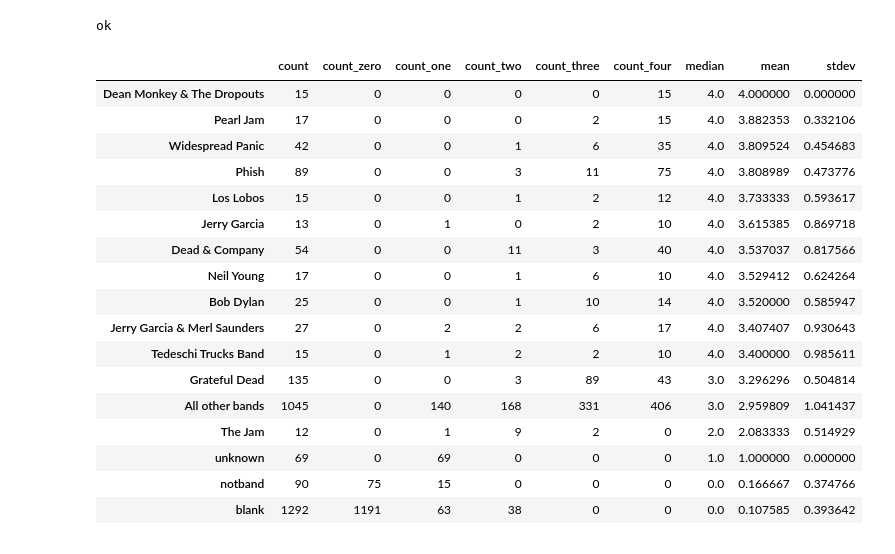
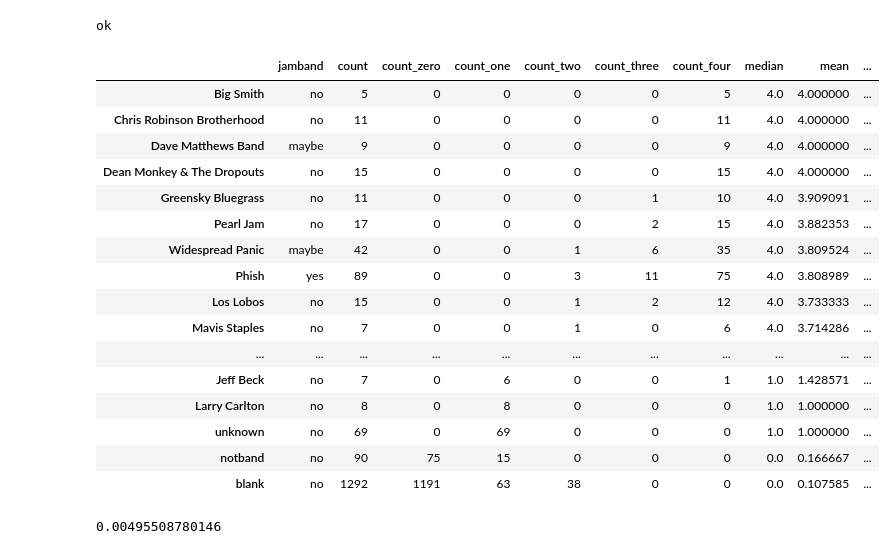
Before and after one commit to raddick/musical-folksonomy, a Jupyter notebook: folksonomy.ipynb, the cells around one changed output. Cells and saved outputs as stored; diff of their text form; code cells hidden in the pictures.

Commit message:
Adding t-test on score with groups by jamband

```diff
--- a/folksonomy.ipynb
+++ b/folksonomy.ipynb
@@ -628,10 +628,33 @@ music_df = music_df_bk
 
 music_df['band'] = music_df['band'].fillna('blank')
 
-small_sample_cutoff_value = 12
+small_sample_cutoff_value = 5
 
 stats_allbands_df = pandas.DataFrame(data=music_df['band'].drop_duplicates().sort_values().values, columns=['band'])
 stats_allbands_df = stats_allbands_df.set_index('band')
+
+stats_allbands_df['jamband'] = 'no'
+jambandlist = ['Grateful Dead', 'The Other Ones', 'The Dead']
+jambandlist += ['Phil Lesh & Friends', 'Ratdog', 'Jerry Garcia Band']
+jambandlist += ['Jerry Garcia', 'Bruce Hornsby', 'Phish', 'Trey Anastasio Band']
+jambandlist += ['Oysterhead']
+jambandlist += ['Georgia Avenue & Ratdog', 'Dead & Company']
+jambandlist += ['Trey Anastasio (Band)']
+
+jambandmaybelist = ['The Big Wu', 'Blues Traveler', 'Built to Spill']
+jambandmaybelist += ['Dark Star Orchestra', 'Dave Matthews Band', 'Dave Matthews']
+jambandmaybelist += ['Dave Matthews & Tim Reynolds', 'Drive-By Truckers']
+jambandmaybelist += ['Gov\'t Mule', 'Guster', 'Hot Tuna']
+jambandmaybelist += ['Les Claypool\'s Fearless Flying Frog Brigade']
+jambandmaybelist += ['Col. Claypool\'s Bucket of Bernie Brains']
+jambandmaybelist += ['Medeski Martin & Wood', 'moe', 'String Cheese Incident']
+jambandmaybelist += ['Umphrey\'s McGee', 'Ween', 'Widespread Panic']
+jambandmaybelist += ['Yonder Mountain String Band']
+jambandmaybelist += ['Dave Matthews (solo)', 'Tim Reynolds']
+
+stats_allbands_df.loc[stats_allbands_df.index.isin(jambandlist), 'jamband'] = 'yes'
+stats_allbands_df.loc[stats_allbands_df.index.isin(jambandmaybelist), 'jamband'] = 'maybe'
+
 stats_allbands_df['count'] = 0
 stats_allbands_df['count_zero'] = 0
 stats_allbands_df['count_one'] = 0
@@ -643,49 +666,63 @@ stats_allbands_df['mean'] = 0
 stats_allbands_df['stdev'] = 0
 
 for thisband, thisrow in stats_allbands_df.iterrows():
     stats_allbands_df.loc[thisband, 'count'] = music_df['score'][music_df['band'] == thisband].count()
     stats_allbands_df.loc[thisband, 'count_zero'] = music_df['score'][(music_df['band'] == thisband) & (music_df['score'] == 0)].count()
     stats_allbands_df.loc[thisband, 'count_one'] = music_df['score'][(music_df['band'] == thisband) & (music_df['score'] == 1)].count()
     stats_allbands_df.loc[thisband, 'count_two'] = music_df['score'][(music_df['band'] == thisband) & (music_df['score'] == 2)].count()
     stats_allbands_df.loc[thisband, 'count_three'] = music_df['score'][(music_df['band'] == thisband) & (music_df['score'] == 3)].count()
     stats_allbands_df.loc[thisband, 'count_four'] = music_df['score'][(music_df['band'] == thisband) & (music_df['score'] == 4)].count()
     stats_allbands_df.loc[thisband, 'median'] = music_df['score'][music_df['band'] == thisband].median()
     stats_allbands_df.loc[thisband, 'mean'] = music_df['score'][music_df['band'] == thisband].mean()
     stats_allbands_df.loc[thisband, 'stdev'] = music_df['score'][music_df['band'] == thisband].std()
 
 #music_df['score'][(music_df['band'] == 'Grateful Dead')].count()
 stats_df = stats_allbands_df[stats_allbands_df['count'] >= small_sample_cutoff_value]
 
 misc_bands = stats_allbands_df[stats_allbands_df['count'] < small_sample_cutoff_value].index.values.tolist()
 misc_count = music_df['score'][music_df['band'].isin(misc_bands)].count()
 misc_count_zero = music_df['score'][(music_df['band'].isin(misc_bands)) & (music_df['score'] == 0)].count()
 misc_count_one = music_df['score'][(music_df['band'].isin(misc_bands)) & (music_df['score'] == 1)].count()
 misc_count_two = music_df['score'][(music_df['band'].isin(misc_bands)) & (music_df['score'] == 2)].count()
 misc_count_three = music_df['score'][(music_df['band'].isin(misc_bands)) & (music_df['score'] == 3)].count()
 misc_count_four = music_df['score'][(music_df['band'].isin(misc_bands)) & (music_df['score'] == 4)].count()
 misc_median = music_df['score'][music_df['band'].isin(misc_bands)].median()
 misc_mean = music_df['score'][music_df['band'].isin(misc_bands)].mean()
 misc_stdev = music_df['score'][music_df['band'].isin(misc_bands)].std()
-allotherbands_df = pandas.DataFrame(data = [[misc_count, misc_count_zero, misc_count_one, misc_count_two, misc_count_three, misc_count_four, misc_median, misc_mean, misc_stdev]], columns=stats_df.columns, index=['All other bands'])
+allotherbands_df = pandas.DataFrame(data = [['no', misc_count, misc_count_zero, misc_count_one, misc_count_two, misc_count_three, misc_count_four, misc_median, misc_mean, misc_stdev]], columns=stats_df.columns, index=['All other bands'])
 stats_df = stats_df.append(allotherbands_df)
 
 stats_df.sort_values('mean', ascending=False)
 # %% [output]
-|  | count | count_zero | count_one | count_two | count_three | count_four | median | mean | stdev |
-| Dean Monkey & The Dropouts | 15 | 0 | 0 | 0 | 0 | 15 | 4.0 | 4.000000 | 0.000000 |
-| Pearl Jam | 17 | 0 | 0 | 0 | 2 | 15 | 4.0 | 3.882353 | 0.332106 |
-| Widespread Panic | 42 | 0 | 0 | 1 | 6 | 35 | 4.0 | 3.809524 | 0.454683 |
-| Phish | 89 | 0 | 0 | 3 | 11 | 75 | 4.0 | 3.808989 | 0.473776 |
-| Los Lobos | 15 | 0 | 0 | 1 | 2 | 12 | 4.0 | 3.733333 | 0.593617 |
-| Jerry Garcia | 13 | 0 | 1 | 0 | 2 | 10 | 4.0 | 3.615385 | 0.869718 |
-| Dead & Company | 54 | 0 | 0 | 11 | 3 | 40 | 4.0 | 3.537037 | 0.817566 |
-| Neil Young | 17 | 0 | 0 | 1 | 6 | 10 | 4.0 | 3.529412 | 0.624264 |
-| Bob Dylan | 25 | 0 | 0 | 1 | 10 | 14 | 4.0 | 3.520000 | 0.585947 |
-| Jerry Garcia & Merl Saunders | 27 | 0 | 2 | 2 | 6 | 17 | 4.0 | 3.407407 | 0.930643 |
-| Tedeschi Trucks Band | 15 | 0 | 1 | 2 | 2 | 10 | 4.0 | 3.400000 | 0.985611 |
-| Grateful Dead | 135 | 0 | 0 | 3 | 89 | 43 | 3.0 | 3.296296 | 0.504814 |
-| All other bands | 1045 | 0 | 140 | 168 | 331 | 406 | 3.0 | 2.959809 | 1.041437 |
-| The Jam | 12 | 0 | 1 | 9 | 2 | 0 | 2.0 | 2.083333 | 0.514929 |
-| unknown | 69 | 0 | 69 | 0 | 0 | 0 | 1.0 | 1.000000 | 0.000000 |
-| notband | 90 | 75 | 15 | 0 | 0 | 0 | 0.0 | 0.166667 | 0.374766 |
-| blank | 1292 | 1191 | 63 | 38 | 0 | 0 | 0.0 | 0.107585 | 0.393642 |
+|  | jamband | count | count_zero | count_one | count_two | count_three | count_four | median | mean | ... |
+| Big Smith | no | 5 | 0 | 0 | 0 | 0 | 5 | 4.0 | 4.000000 | ... |
+| Chris Robinson Brotherhood | no | 11 | 0 | 0 | 0 | 0 | 11 | 4.0 | 4.000000 | ... |
+| Dave Matthews Band | maybe | 9 | 0 | 0 | 0 | 0 | 9 | 4.0 | 4.000000 | ... |
+| Dean Monkey & The Dropouts | no | 15 | 0 | 0 | 0 | 0 | 15 | 4.0 | 4.000000 | ... |
+| Greensky Bluegrass | no | 11 | 0 | 0 | 0 | 1 | 10 | 4.0 | 3.909091 | ... |
+| Pearl Jam | no | 17 | 0 | 0 | 0 | 2 | 15 | 4.0 | 3.882353 | ... |
+| Widespread Panic | maybe | 42 | 0 | 0 | 1 | 6 | 35 | 4.0 | 3.809524 | ... |
+| Phish | yes | 89 | 0 | 0 | 3 | 11 | 75 | 4.0 | 3.808989 | ... |
+| Los Lobos | no | 15 | 0 | 0 | 1 | 2 | 12 | 4.0 | 3.733333 | ... |
+| Mavis Staples | no | 7 | 0 | 0 | 1 | 0 | 6 | 4.0 | 3.714286 | ... |
+| ... | ... | ... | ... | ... | ... | ... | ... | ... | ... | ... |
+| Jeff Beck | no | 7 | 0 | 6 | 0 | 0 | 1 | 1.0 | 1.428571 | ... |
+| Larry Carlton | no | 8 | 0 | 8 | 0 | 0 | 0 | 1.0 | 1.000000 | ... |
+| unknown | no | 69 | 0 | 69 | 0 | 0 | 0 | 1.0 | 1.000000 | ... |
+| notband | no | 90 | 75 | 15 | 0 | 0 | 0 | 0.0 | 0.166667 | ... |
+| blank | no | 1292 | 1191 | 63 | 38 | 0 | 0 | 0.0 | 0.107585 | ... |
+# %%
+music_df = music_df_bk
+music_df = music_df.join(stats_allbands_df['jamband'], how='left', on='band')
+music_df.groupby('jamband')['score'].mean()
+
+
+from scipy.stats import ttest_ind
+
+group1 = music_df['score'][music_df['jamband'] == 'yes']
+group2 = music_df['score'][music_df['jamband'] == 'maybe']
+
+t, p = ttest_ind(group1, group2)
+print(p)
+# %% [output]
+0.00495508780146
```
Also changed, not shown: parts of 2 cells of this notebook.
